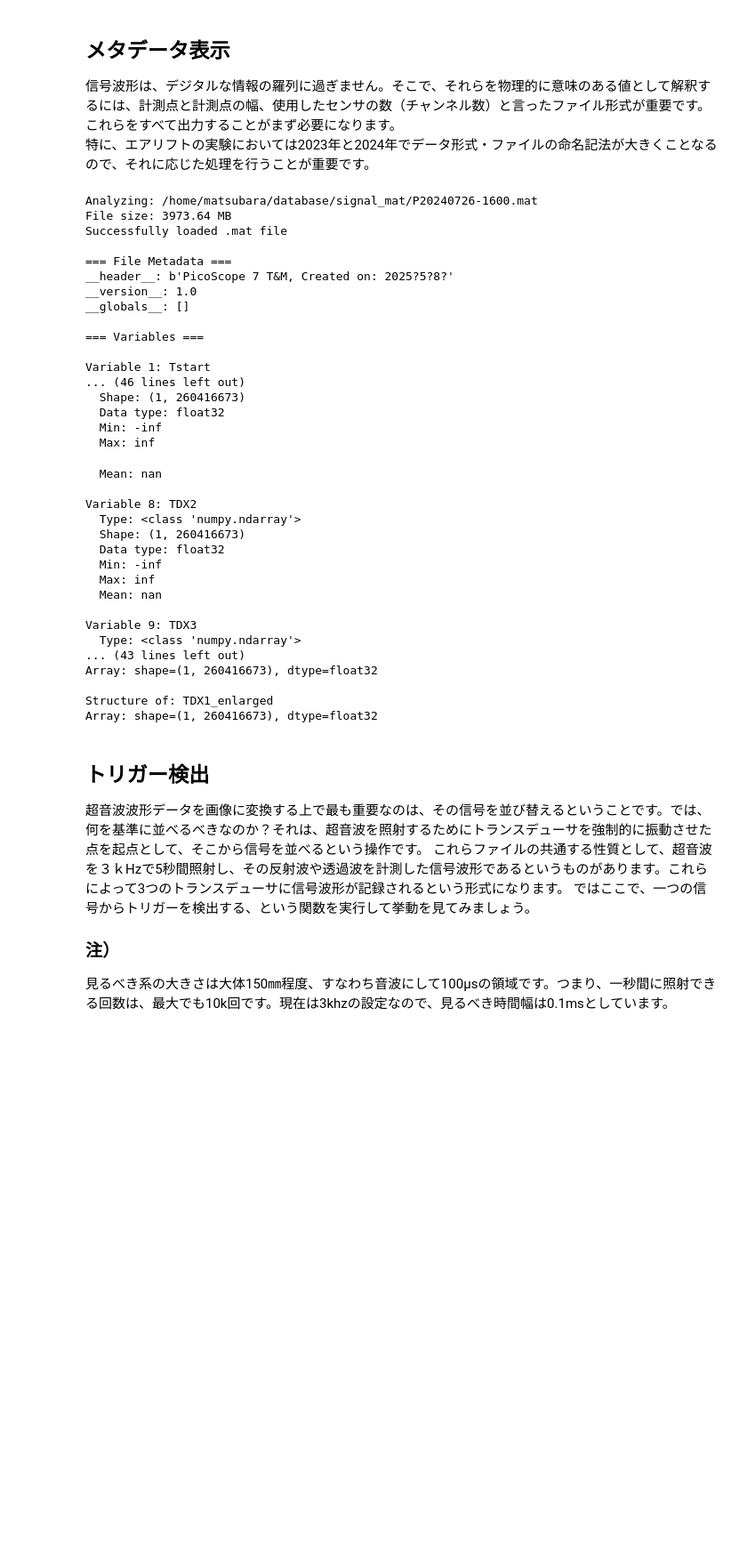
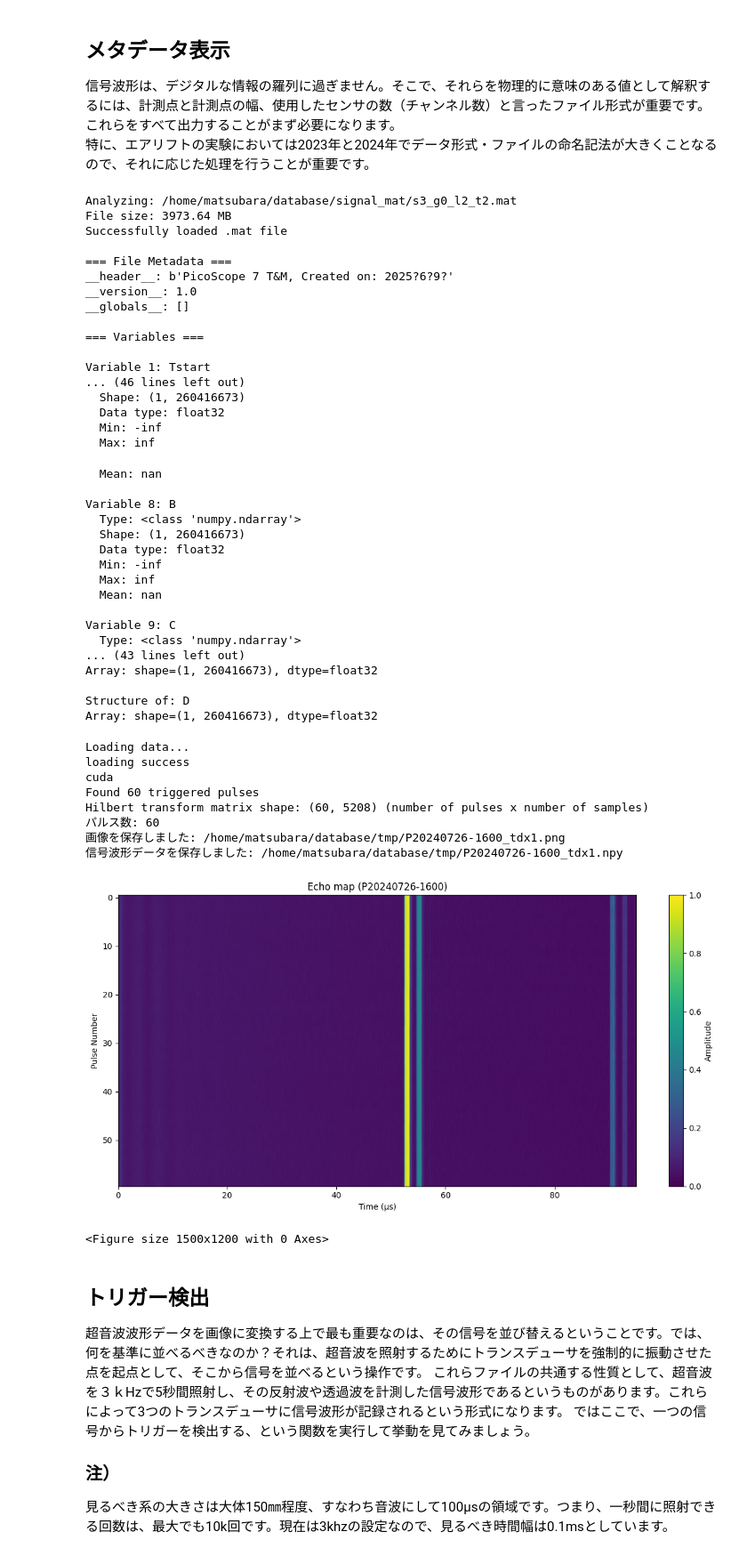
Before and after one commit to yymgc2003/psdata2matlab, a Jupyter notebook: signalanalysis.ipynb, the cells around one changed output. Shown at 89% size. Saved outputs shown, nothing was run; the diff lists cells and outputs as text; code cells hidden in the pictures; blank space fills up the shorter version.

```diff
--- a/signalanalysis.ipynb
+++ b/signalanalysis.ipynb
@@ -10,15 +10,15 @@
 # %%
 from src import analyze_mat_file
 if __name__ == "__main__":
-    file_path = "/home/matsubara/database/signal_mat/P20240726-1600.mat"  # Update with your file path
+    file_path = "/home/matsubara/database/signal_mat/s3_g0_l2_t2.mat"  # Update with your file path
     analyze_mat_file(file_path)
 # %% [output]
-Analyzing: /home/matsubara/database/signal_mat/P20240726-1600.mat
+Analyzing: /home/matsubara/database/signal_mat/s3_g0_l2_t2.mat
 File size: 3973.64 MB
 Successfully loaded .mat file
 
 === File Metadata ===
-__header__: b'PicoScope 7 T&M, Created on: 2025?5?8?'
+__header__: b'PicoScope 7 T&M, Created on: 2025?6?9?'
 __version__: 1.0
 __globals__: []
 
@@ -32,7 +32,7 @@ Variable 1: Tstart
   Max: inf
   Mean: nan
 
-Variable 8: TDX2
+Variable 8: B
   Type: <class 'numpy.ndarray'>
   Shape: (1, 260416673)
   Data type: float32
@@ -40,25 +40,36 @@ Variable 8: TDX2
   Max: inf
   Mean: nan
 
-Variable 9: TDX3
+Variable 9: C
   Type: <class 'numpy.ndarray'>
 ... (43 lines left out)
 Array: shape=(1, 260416673), dtype=float32
 
-Structure of: TDX1_enlarged
+Structure of: D
 Array: shape=(1, 260416673), dtype=float32
 # %%
 from src import generate_echomap
 
-file_path = "/home/matsubara/database/signal_mat/P20241203-1005.mat"
+file_path = "/home/matsubara/database/signal_mat/P20240726-1600.mat"
 save_dir = "/home/matsubara/database/tmp"
 triggered_pulses, adjusted_time_us, mean_pulse, std_pulse = generate_echomap(
     file_path,
     start_time=2,
     duration=0.02,
     window_width=100e-6,
     amplitude_threshold=2.0,
     output_dir=save_dir)
+# %% [output]
+Loading data...
+loading success
+cuda
+Found 60 triggered pulses
+Hilbert transform matrix shape: (60, 5208) (number of pulses x number of samples)
+パルス数: 60
+画像を保存しました: /home/matsubara/database/tmp/P20240726-1600_tdx1.png
+信号波形データを保存しました: /home/matsubara/database/tmp/P20240726-1600_tdx1.npy
+[figure, added]
+<Figure size 1500x1200 with 0 Axes>
 # %% [markdown]
 ## トリガー検出
 超音波波形データを画像に変換する上で最も重要なのは、その信号を並び替えるということです。では、何を基準に並べるべきなのか？それは、超音波を照射するためにトランスデューサを強制的に振動させた点を起点として、そこから信号を並べるという操作です。
```
Also changed, not shown: 1 other file.
